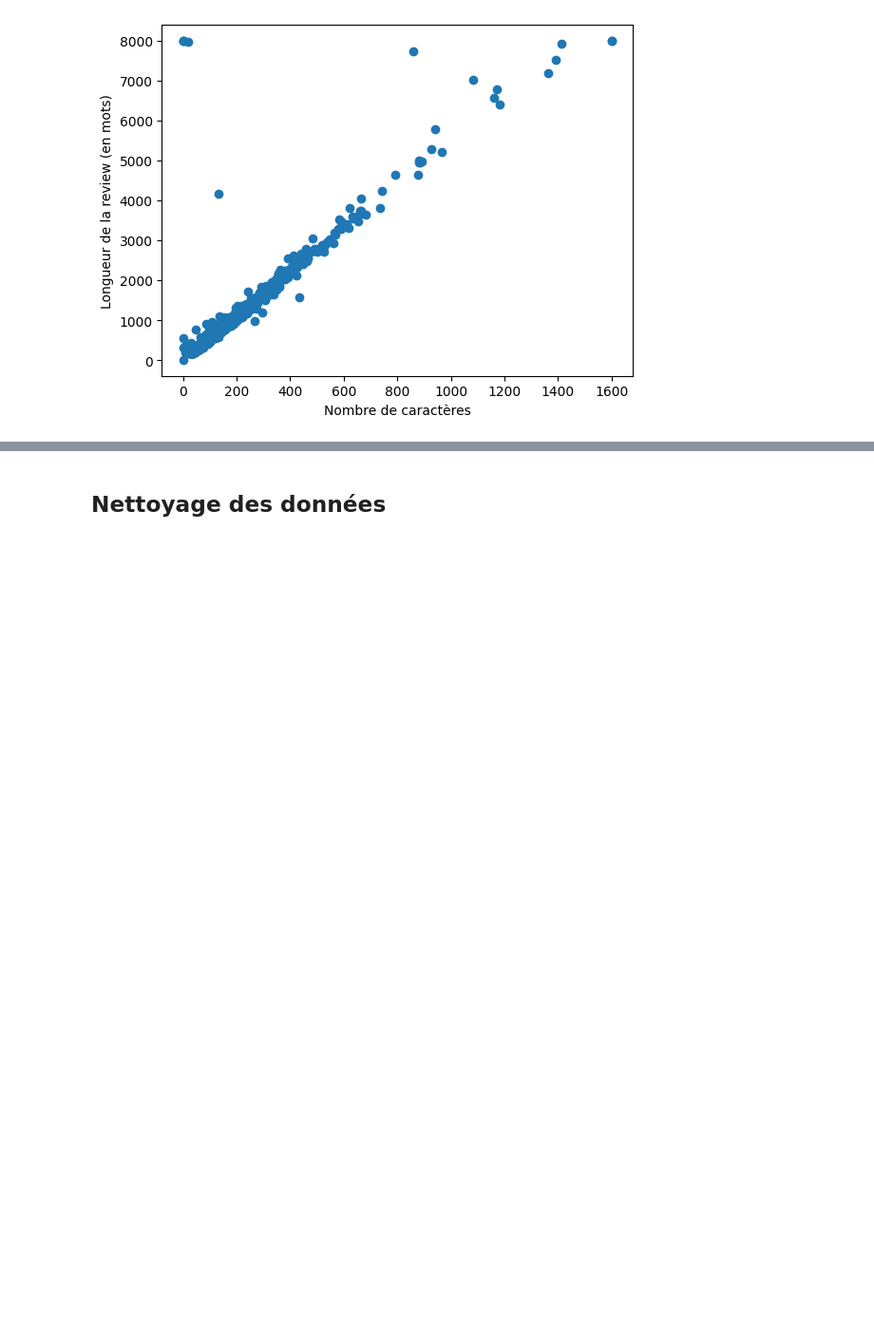
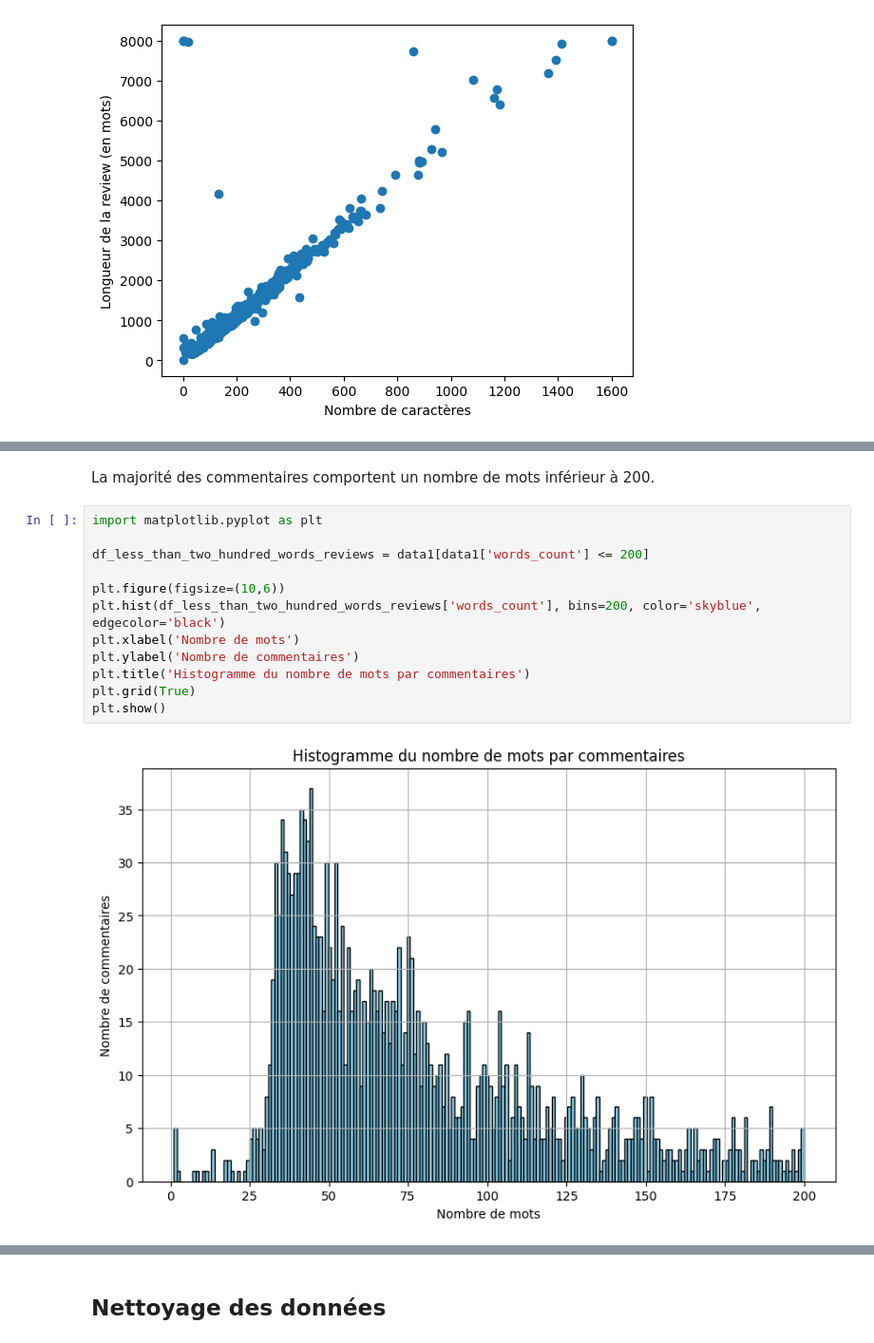
Before and after one commit to Harsisis/MachineLearning_TP, a Jupyter notebook: machineLearning/TP3/main.ipynb, the cells around one changed output, grey strips where cells are left out. Shown at 95% size. Saved outputs shown, nothing was run; the diff lists cells and outputs as text; blank space fills up the shorter version.

```diff
--- a/machineLearning/TP3/main.ipynb
+++ b/machineLearning/TP3/main.ipynb
@@ -45,0 +120,16 @@ plt.show()
+# %% [markdown]
+La majorité des commentaires comportent un nombre de mots inférieur à 200.
+# %%
+import matplotlib.pyplot as plt
+
+df_less_than_two_hundred_words_reviews = data1[data1['words_count'] <= 200]
+
+plt.figure(figsize=(10,6))
+plt.hist(df_less_than_two_hundred_words_reviews['words_count'], bins=200, color='skyblue', edgecolor='black')
+plt.xlabel('Nombre de mots')
+plt.ylabel('Nombre de commentaires')
+plt.title('Histogramme du nombre de mots par commentaires')
+plt.grid(True)
+plt.show()
+# %% [output]
+[figure, added]
```
Also changed, not shown: parts of 8 cells of this notebook.
